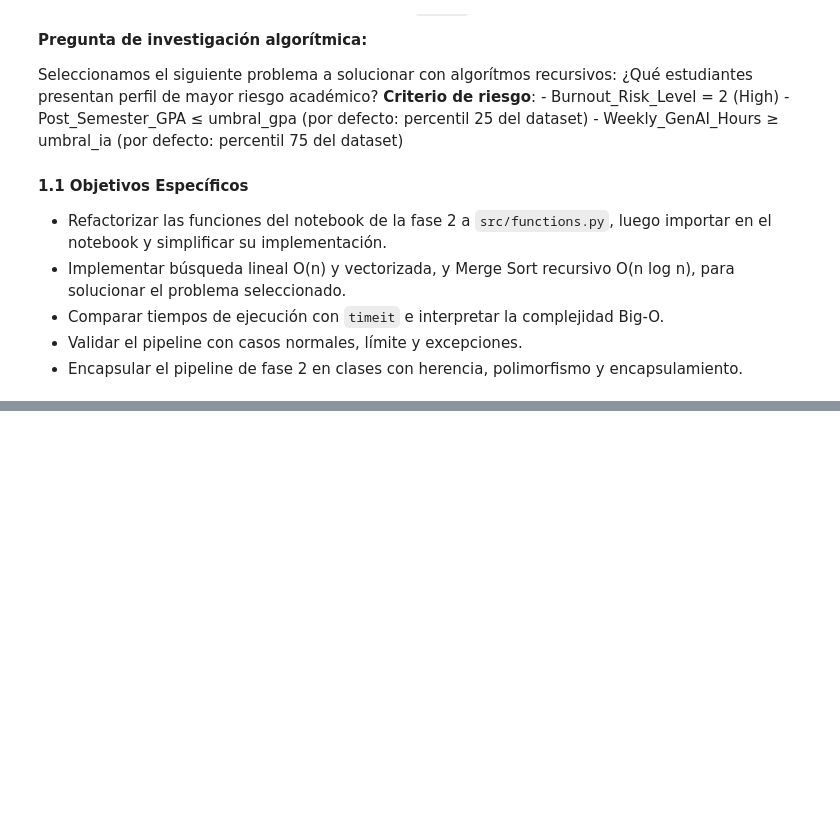
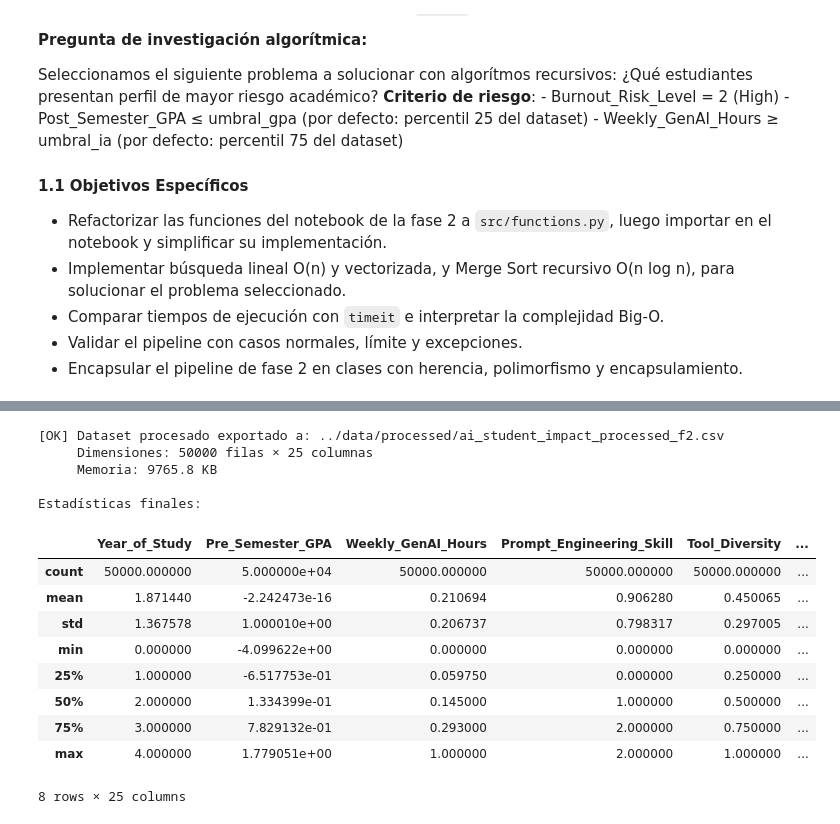
Before and after one commit to dark452/mcdi500_s1_grupo1, a Jupyter notebook: notebooks/F3_Rendimiento_POO.ipynb, the cells around one changed output, grey strips where cells are left out. Cells and saved outputs as stored; diff of their text form; code cells hidden in the pictures; blank space fills up the shorter version.

```diff
--- a/notebooks/F3_Rendimiento_POO.ipynb
+++ b/notebooks/F3_Rendimiento_POO.ipynb
@@ -60,0 +566,21 @@ print(f"     numpy   : {np.__version__}")
+# %%
+file_path_exported = '../data/processed/ai_student_impact_processed_f2.csv'
+export_processed(df,file_path_exported)
+print('\nEstadísticas finales:')
+df.describe()
+# %% [output]
+[OK] Dataset procesado exportado a: ../data/processed/ai_student_impact_processed_f2.csv
+     Dimensiones: 50000 filas × 25 columnas
+     Memoria: 9765.8 KB
+
+Estadísticas finales:
+|  | Year_of_Study | Pre_Semester_GPA | Weekly_GenAI_Hours | Prompt_Engineering_Skill | Tool_Diversity | ... |
+| count | 50000.000000 | 5.000000e+04 | 50000.000000 | 50000.000000 | 50000.000000 | ... |
+| mean | 1.871440 | -2.242473e-16 | 0.210694 | 0.906280 | 0.450065 | ... |
+| std | 1.367578 | 1.000010e+00 | 0.206737 | 0.798317 | 0.297005 | ... |
+| min | 0.000000 | -4.099622e+00 | 0.000000 | 0.000000 | 0.000000 | ... |
+| 25% | 1.000000 | -6.517753e-01 | 0.059750 | 0.000000 | 0.250000 | ... |
+| 50% | 2.000000 | 1.334399e-01 | 0.145000 | 1.000000 | 0.500000 | ... |
+| 75% | 3.000000 | 7.829132e-01 | 0.293000 | 2.000000 | 0.750000 | ... |
+| max | 4.000000 | 1.779051e+00 | 1.000000 | 2.000000 | 1.000000 | ... |
+8 rows × 25 columns
```
Also changed, not shown: parts of 40 cells of this notebook.
